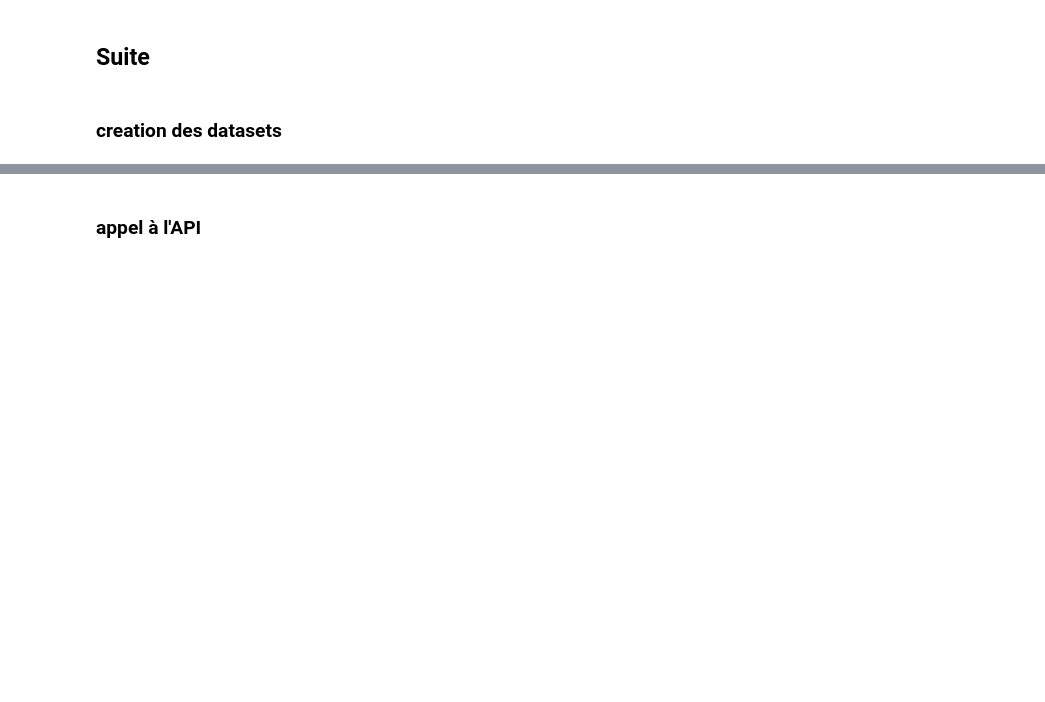
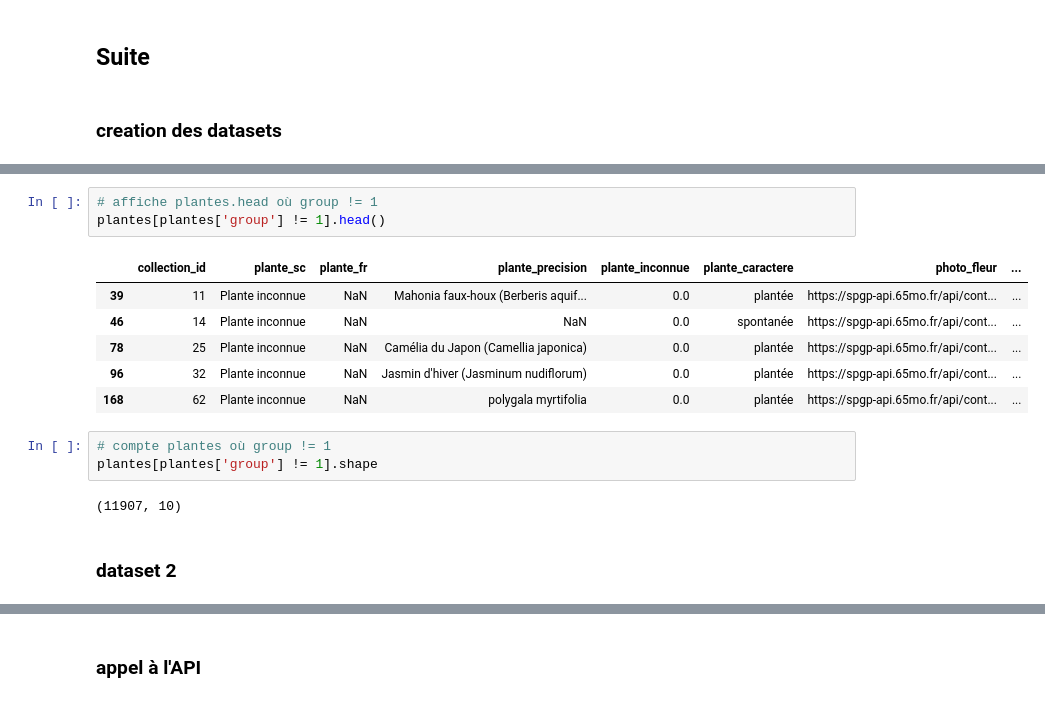
Before and after one commit to juldpnt/fil-rouge-pollinisateurs, a Jupyter notebook: notebooks/plantnet_poc.ipynb, the cells around one changed output, grey strips where cells are left out. Saved outputs shown, nothing was run; the diff lists cells and outputs as text; blank space fills up the shorter version.

```diff
--- a/notebooks/plantnet_poc.ipynb
+++ b/notebooks/plantnet_poc.ipynb
@@ -181,0 +225,17 @@ quantifier la taille des différents df
+# %%
+# affiche plantes.head où group != 1
+plantes[plantes['group'] != 1].head()
+# %% [output]
+|  | collection_id | plante_sc | plante_fr | plante_precision | plante_inconnue | plante_caractere | photo_fleur | ... |
+| 39 | 11 | Plante inconnue | NaN | Mahonia faux-houx (Berberis aquif... | 0.0 | plantée | https://spgp-api.65mo.fr/api/cont... | ... |
+| 46 | 14 | Plante inconnue | NaN | NaN | 0.0 | spontanée | https://spgp-api.65mo.fr/api/cont... | ... |
+| 78 | 25 | Plante inconnue | NaN | Camélia du Japon (Camellia japonica) | 0.0 | plantée | https://spgp-api.65mo.fr/api/cont... | ... |
+| 96 | 32 | Plante inconnue | NaN | Jasmin d'hiver (Jasminum nudiflorum) | 0.0 | plantée | https://spgp-api.65mo.fr/api/cont... | ... |
+| 168 | 62 | Plante inconnue | NaN | polygala myrtifolia | 0.0 | plantée | https://spgp-api.65mo.fr/api/cont... | ... |
+# %%
+# compte plantes où group != 1
+plantes[plantes['group'] != 1].shape
+# %% [output]
+(11907, 10)
+# %% [markdown]
+### dataset 2
```
Also changed, not shown: parts of 33 cells of this notebook.
